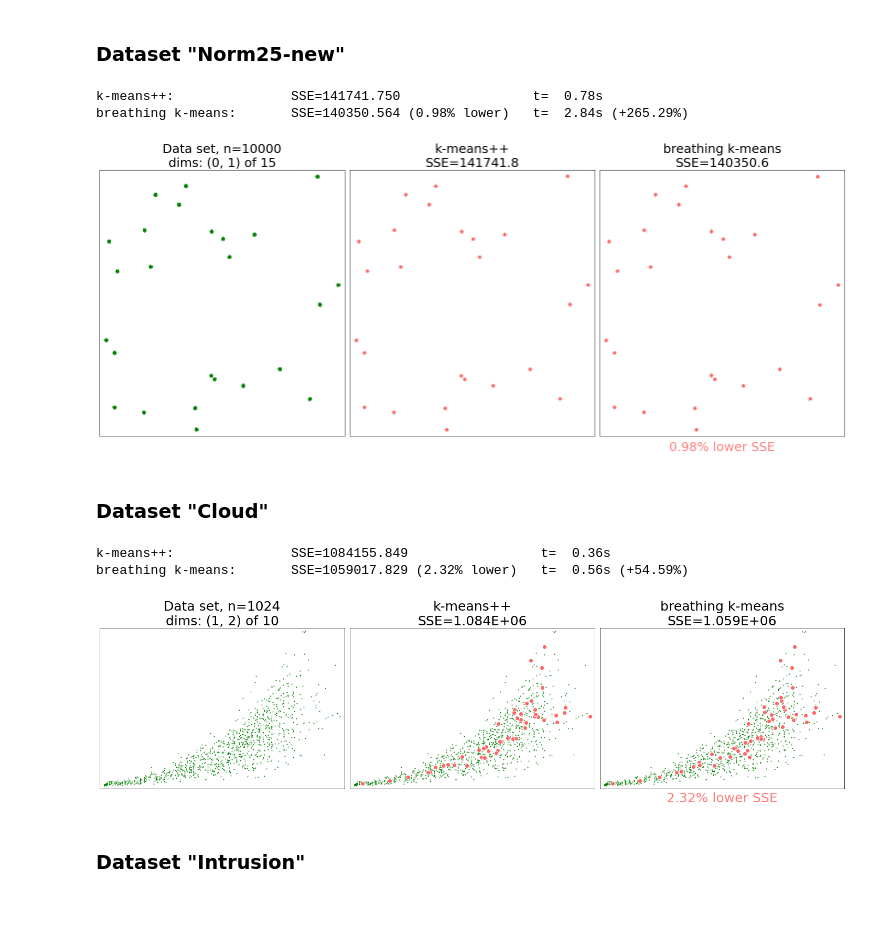
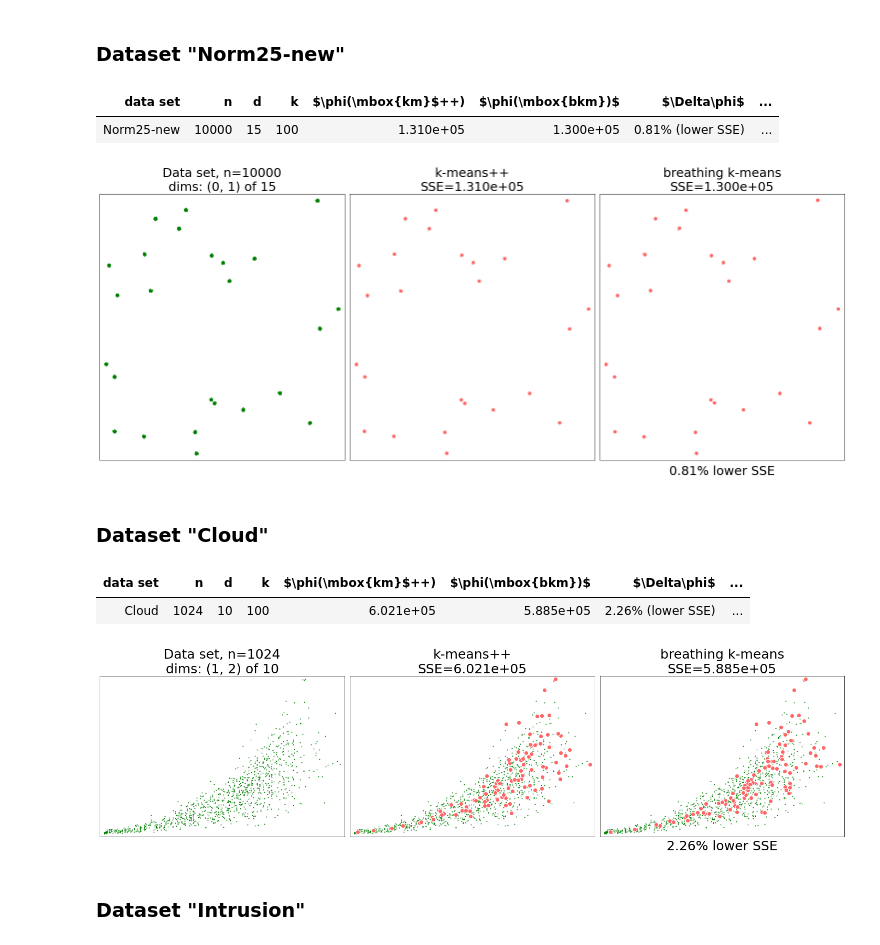
Before and after one commit to gittar/breathing-k-means, a Jupyter notebook: notebooks/10+D.ipynb, the cells around one changed output. Drawn from its saved outputs; the diff is of its cells as text; code cells hidden in the pictures; blank space fills up the shorter version.

```diff
--- a/notebooks/10+D.ipynb
+++ b/notebooks/10+D.ipynb
@@ -11,20 +22,28 @@ from dataset import DataSet
+# %%
+# optional extra parameters for the simulation function
+args={}
+
+# uncomment the following line for repeatings each experiments `repeat` times
+# args={"repeat":10, "dotext":0}
+
+# set "dotext":1 for seeing again every single result
 # %% [markdown]
 ### Dataset "Norm25-new"
 # %%
-D = DataSet.from_csv_file("../data/Norm25-new.zip")
-solve_problem(D, k=50,ticks=0,showdim=0,repeat=1)
+D = DataSet.from_csv_file("../data/Norm25-new.zip",name="Norm25-new")
+solve_problem(D, k=100,ticks=0,showdim=0, **args)
 # %% [output]
-k-means++:               SSE=141741.750                 t=  0.78s
-breathing k-means:       SSE=140350.564 (0.98% lower)   t=  2.84s (+265.29%)
+| data set | n | d | k | $\phi(\mbox{km}$++) | $\phi(\mbox{bkm})$ | $\Delta\phi$ | ... |
+| Norm25-new | 10000 | 15 | 100 | 1.310e+05 | 1.300e+05 | 0.81% (lower SSE) | ... |
-[figure, old version]
+[figure, new version]
 # %% [markdown]
 ### Dataset "Cloud"
 # %%
-D = DataSet.from_csv_file("../data/Cloud.zip")
-solve_problem(D, k=50,ticks=0,figsize=(20,10),showdim=(1,2),square=0,repeat=1)
+D = DataSet.from_csv_file("../data/Cloud.zip",name="Cloud")
+solve_problem(D, k=100,ticks=0,figsize=(20,10),showdim=(1,2), **args)
 # %% [output]
-k-means++:               SSE=1084155.849                 t=  0.36s
-breathing k-means:       SSE=1059017.829 (2.32% lower)   t=  0.56s (+54.59%)
+| data set | n | d | k | $\phi(\mbox{km}$++) | $\phi(\mbox{bkm})$ | $\Delta\phi$ | ... |
+| Cloud | 1024 | 10 | 100 | 6.021e+05 | 5.885e+05 | 2.26% (lower SSE) | ... |
-[figure, old version]
+[figure, new version]
 # %% [markdown]
 ### Dataset "Intrusion"
```
Also changed, not shown: parts of 8 cells of this notebook, 5 other files.
